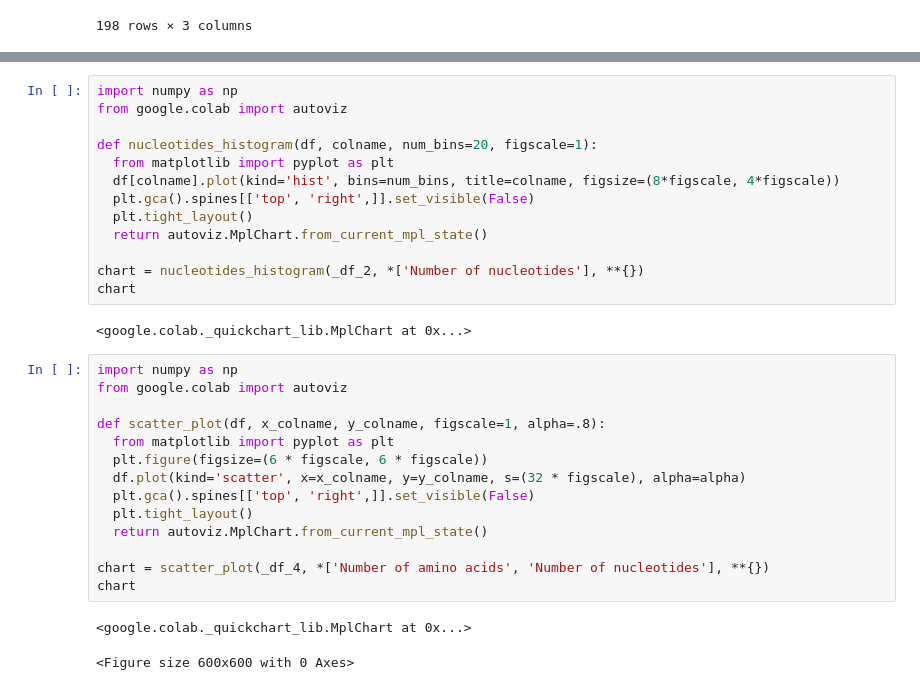
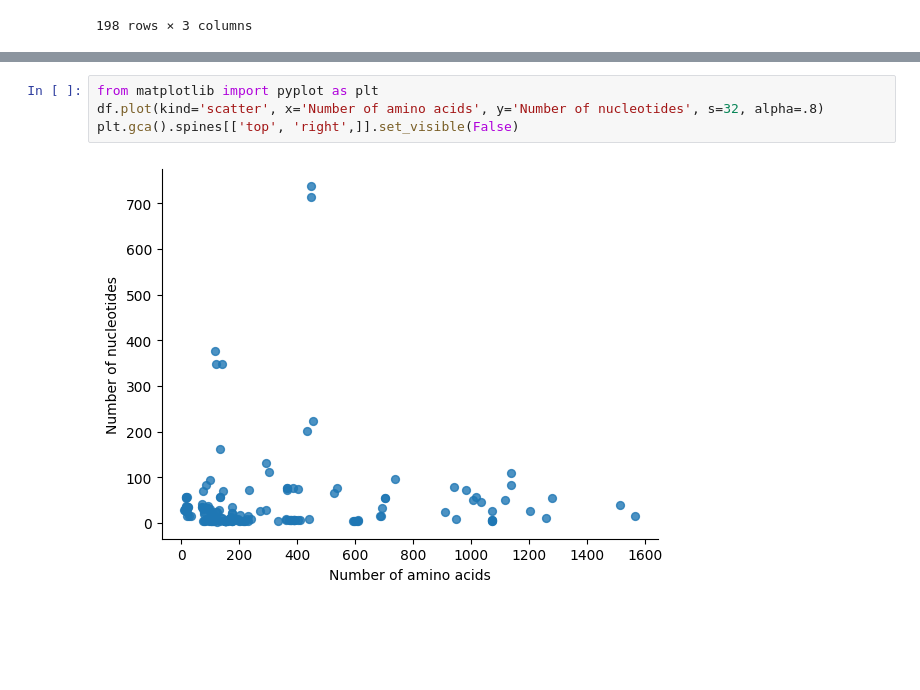
Before and after one commit to EnnesJp/Monografia-Sistemas-de-Informacao, a Jupyter notebook: I/MSI_JoaoPedroEnnes.ipynb, the cells around one changed output, grey strips where cells are left out. Drawn from its saved outputs; the diff is of its cells as text; blank space fills up the shorter version.

```diff
--- a/I/MSI_JoaoPedroEnnes.ipynb
+++ b/I/MSI_JoaoPedroEnnes.ipynb
@@ -178,32 +129,6 @@ chart
-# %%
-import numpy as np
-from google.colab import autoviz
-
-def nucleotides_histogram(df, colname, num_bins=20, figscale=1):
-  from matplotlib import pyplot as plt
-  df[colname].plot(kind='hist', bins=num_bins, title=colname, figsize=(8*figscale, 4*figscale))
-  plt.gca().spines[['top', 'right',]].set_visible(False)
-  plt.tight_layout()
-  return autoviz.MplChart.from_current_mpl_state()
-
-chart = nucleotides_histogram(_df_2, *['Number of nucleotides'], **{})
-chart
-# %% [output]
-<google.colab._quickchart_lib.MplChart at 0x...>
-# %%
-import numpy as np
-from google.colab import autoviz
-
-def scatter_plot(df, x_colname, y_colname, figscale=1, alpha=.8):
-  from matplotlib import pyplot as plt
-  plt.figure(figsize=(6 * figscale, 6 * figscale))
-  df.plot(kind='scatter', x=x_colname, y=y_colname, s=(32 * figscale), alpha=alpha)
-  plt.gca().spines[['top', 'right',]].set_visible(False)
-  plt.tight_layout()
-  return autoviz.MplChart.from_current_mpl_state()
-
-chart = scatter_plot(_df_4, *['Number of amino acids', 'Number of nucleotides'], **{})
-chart
-# %% [output]
-<google.colab._quickchart_lib.MplChart at 0x...>
-<Figure size 600x600 with 0 Axes>
+# %%
+from matplotlib import pyplot as plt
+df.plot(kind='scatter', x='Number of amino acids', y='Number of nucleotides', s=32, alpha=.8)
+plt.gca().spines[['top', 'right',]].set_visible(False)
+# %% [output]
+[figure, added]
```
Also changed, not shown: parts of 11 cells of this notebook.
